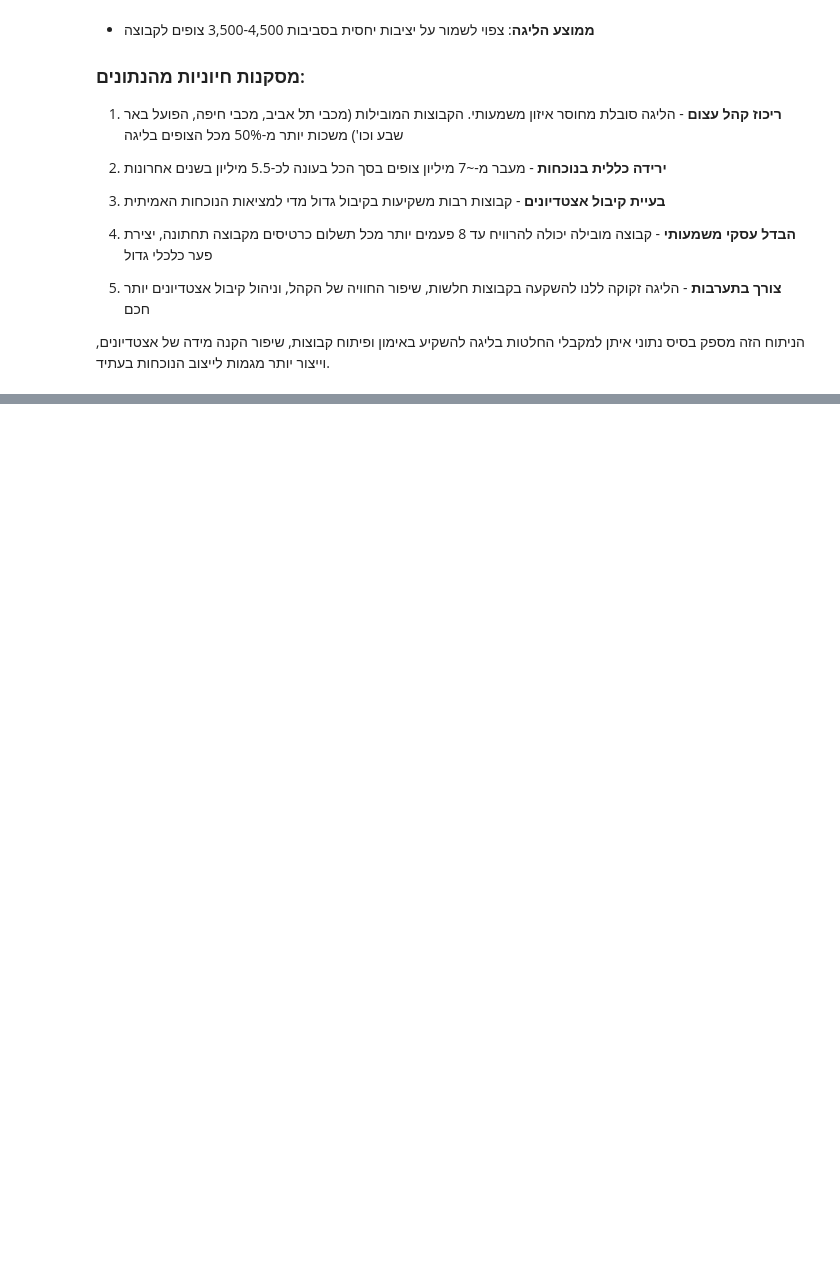
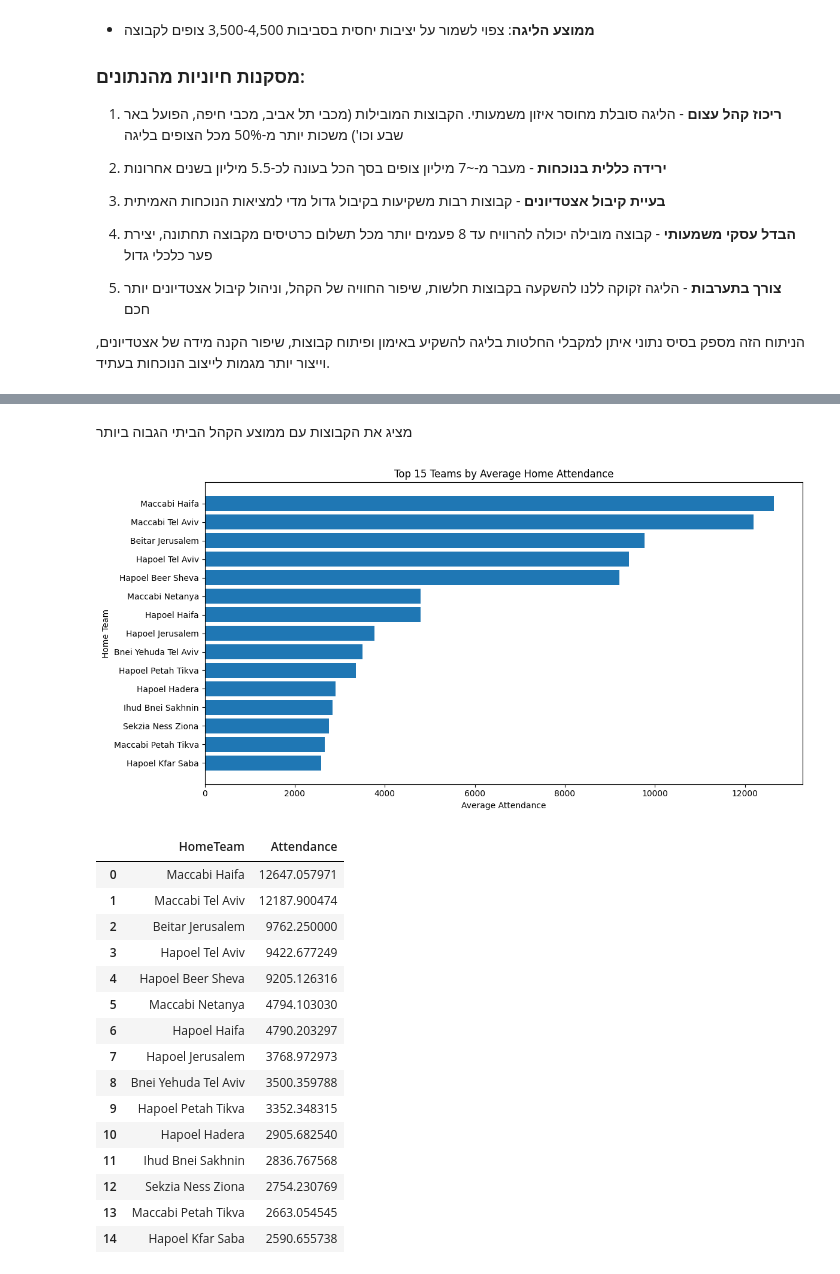
Before and after one commit to Nitaybenadmon123/ligat_haal_project, a Jupyter notebook: ligat_haal_project/notebooks/attendance/02_attendance_analysis.ipynb, the cells around one changed output, grey strips where cells are left out. Drawn from its saved outputs; the diff is of its cells as text; code cells hidden in the pictures; blank space fills up the shorter version.

```diff
--- a/ligat_haal_project/notebooks/attendance/02_attendance_analysis.ipynb
+++ b/ligat_haal_project/notebooks/attendance/02_attendance_analysis.ipynb
@@ -1791,0 +2530,40 @@ print("="*80)
+# %% [markdown]
+מציג את הקבוצות עם ממוצע הקהל הביתי הגבוה ביותר
+# %%
+home_avg_attendance = (
+    df[df["Attendance"] > 0]
+    .groupby("HomeTeam")["Attendance"]
+    .mean()
+    .sort_values(ascending=False)
+    .head(15)
+    .reset_index()
+)
+
+plt.figure(figsize=(12, 6))
+plt.barh(home_avg_attendance["HomeTeam"], home_avg_attendance["Attendance"])
+plt.gca().invert_yaxis()
+plt.title("Top 15 Teams by Average Home Attendance")
+plt.xlabel("Average Attendance")
+plt.ylabel("Home Team")
+plt.tight_layout()
+plt.show()
+
+home_avg_attendance
+# %% [output]
+[figure, added]
+|  | HomeTeam | Attendance |
+| 0 | Maccabi Haifa | 12647.057971 |
+| 1 | Maccabi Tel Aviv | 12187.900474 |
+| 2 | Beitar Jerusalem | 9762.250000 |
+| 3 | Hapoel Tel Aviv | 9422.677249 |
+| 4 | Hapoel Beer Sheva | 9205.126316 |
+| 5 | Maccabi Netanya | 4794.103030 |
+| 6 | Hapoel Haifa | 4790.203297 |
+| 7 | Hapoel Jerusalem | 3768.972973 |
+| 8 | Bnei Yehuda Tel Aviv | 3500.359788 |
+| 9 | Hapoel Petah Tikva | 3352.348315 |
+| 10 | Hapoel Hadera | 2905.682540 |
+| 11 | Ihud Bnei Sakhnin | 2836.767568 |
+| 12 | Sekzia Ness Ziona | 2754.230769 |
+| 13 | Maccabi Petah Tikva | 2663.054545 |
+| 14 | Hapoel Kfar Saba | 2590.655738 |
```
Also changed, not shown: parts of 33 cells of this notebook.
